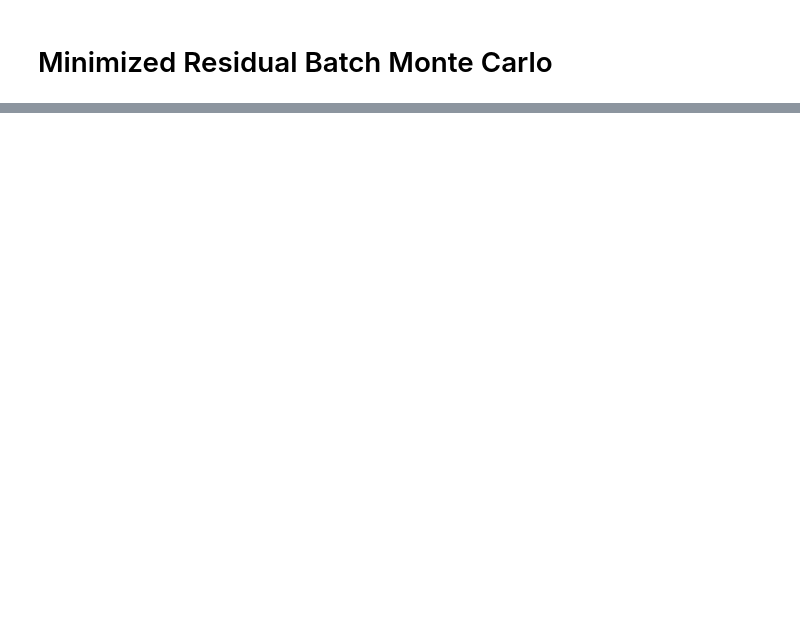
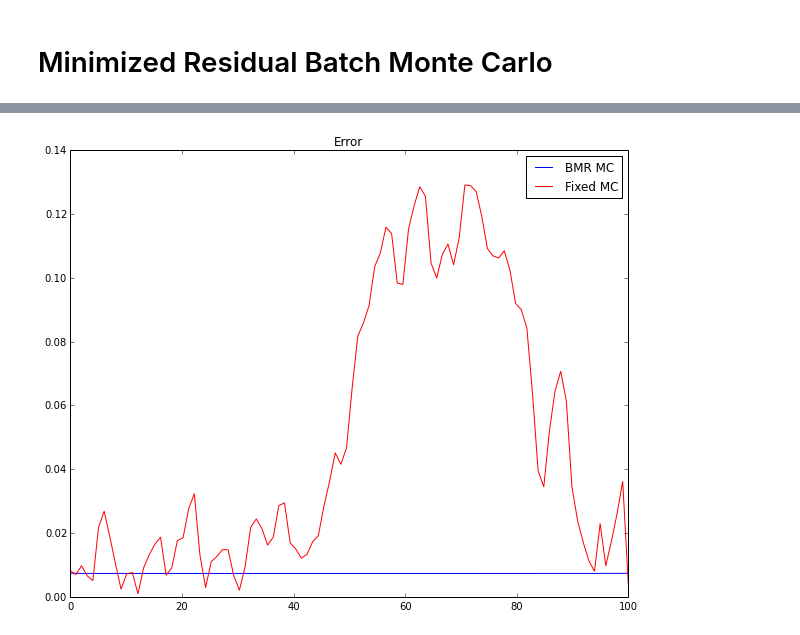
Before and after one commit to ORNL-CEES/MCREX, a Jupyter notebook: notebooks/stuart/bmr_mc.ipynb, the cells around one changed output, grey strips where cells are left out. Saved outputs shown, nothing was run; the diff lists cells and outputs as text; code cells hidden in the pictures; blank space fills up the shorter version.

```diff
--- a/notebooks/stuart/bmr_mc.ipynb
+++ b/notebooks/stuart/bmr_mc.ipynb
@@ -108,7 +171,9 @@ show()
 # %%
 figure(figsize=(10,8), dpi=100)
-plot(plot_grid,error,'r',label="Standard MC")
 plot(plot_grid,error_bmr,'b',label="BMR MC")
+plot(plot_grid,error_fixed,'r',label="Fixed MC")
 title("Error")
 legend()
 show()
+# %% [output]
+[figure, added]
```
Also changed, not shown: parts of 14 cells of this notebook.
